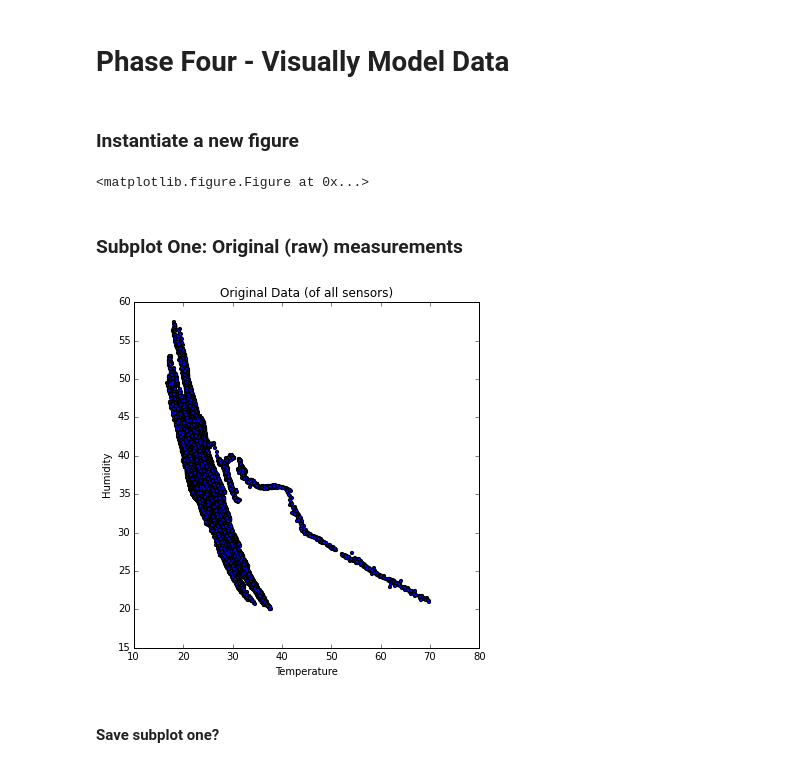
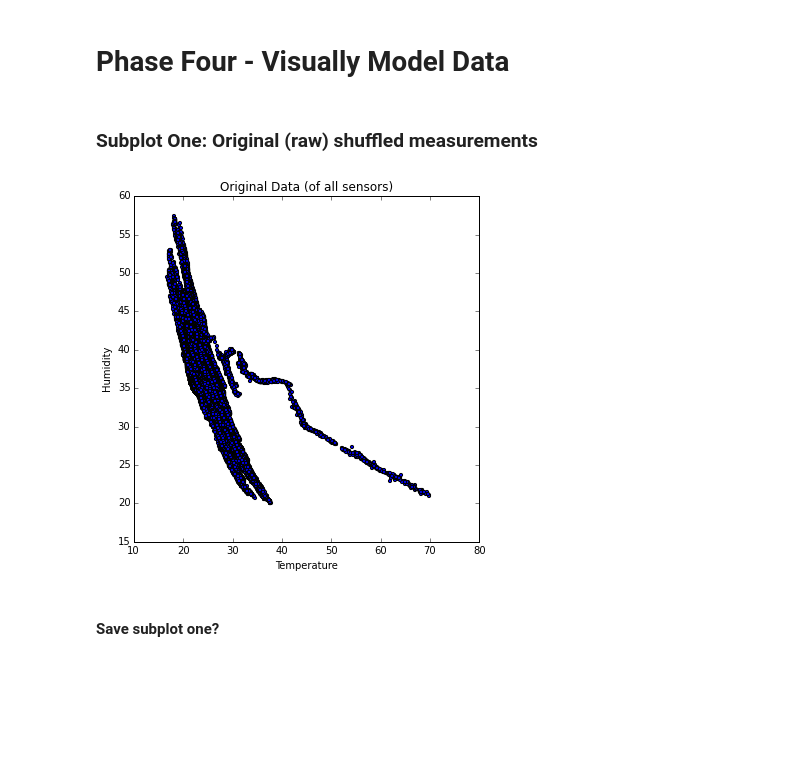
Before and after one commit to HarryRybacki-zz/SensorDataResearchReproduction, a Jupyter notebook: AnomalyDetectionNotebook.ipynb, the cells around one changed output. Cells and saved outputs as stored; diff of their text form; code cells hidden in the pictures; blank space fills up the shorter version.

```diff
--- a/AnomalyDetectionNotebook.ipynb
+++ b/AnomalyDetectionNotebook.ipynb
@@ -25,6 +26,7 @@ ibrl_sensor_measurements_file = "./datasets/Reduced2530K.csv"
 # Create dictionary of original sensors mapping to their measurements
 # x1, x2, ..., xn where xi = (ti', hi') and X = (T, H)
 measurements = helpers.read_ibrl_data(ibrl_sensor_measurements_file)
+measurements_np = baseline.read_ibrl_data(ibrl_sensor_measurements_file)
 # %% [output]
 Total rows: 171848
 Total incomplete rows: 0
@@ -36,6 +40,7 @@ Total incomplete rows: 0
 # Shuffle measurements
 # y1, y2, ..., yn
 shuffled_measurements = helpers.randomize_readings(measurements)
+shuffled_measurements_np = baseline.randomize_readings(measurements_np)
 # %% [markdown]
 ### Permute sensor readings (ALTERNATIVE APPROACH)
 # %%
@@ -108,27 +135,20 @@ regional_a, regional_b, regional_theta = helpers.generate_regional_ellipsoid_par
 'YOUR CODE HERE'
 # %% [markdown]
 # Phase Four - Visually Model Data
-# %% [markdown]
-### Instantiate a new figure
-# %%
-# Insantiate a new figure
-figure = pyplot.figure(num="ellipsoid_modeling", figsize=(12,12))
-# %% [output]
-<matplotlib.figure.Figure at 0x...>
 # %% [markdown]
-### Subplot One: Original (raw) measurements
+### Subplot One: Original (raw) shuffled measurements
 # %%
-original_data_fig = pyplot.figure(figsize=(6, 6))
-original_data_axes = original_data_fig.add_axes([0.1, 0.1, 0.8, 0.8],
-                                                title='Original Data (of all sensors)',
-                                                xlabel='Temperature',
-                                                ylabel='Humidity')
-for sensor in measurements:
-    original_data_axes.scatter([reading[0] for reading in measurements[sensor]],
-                               [reading[1] for reading in measurements[sensor]],
-                               s=10)
+original_data_fig_np = pyplot.figure(figsize=(6, 6))
+original_data_axes_np = original_data_fig_np.add_axes([0.1, 0.1, 0.8, 0.8],
+                                                      title='Original Data (of all sensors)',
+                                                      xlabel='Temperature',
+                                                      ylabel='Humidity')
+for sensor in shuffled_measurements_np:
+    original_data_axes_np.scatter([temp for temp in shuffled_measurements_np[sensor][0]],
+                                  [humidity for humidity in shuffled_measurements_np[sensor][1]],
+                                  s=10)
 # %% [output]
-[figure, old version]
+[figure, new version]
 # %% [markdown]
 #### Save subplot one?
 # %%
```
Also changed, not shown: parts of 33 cells of this notebook, 1 other file.
